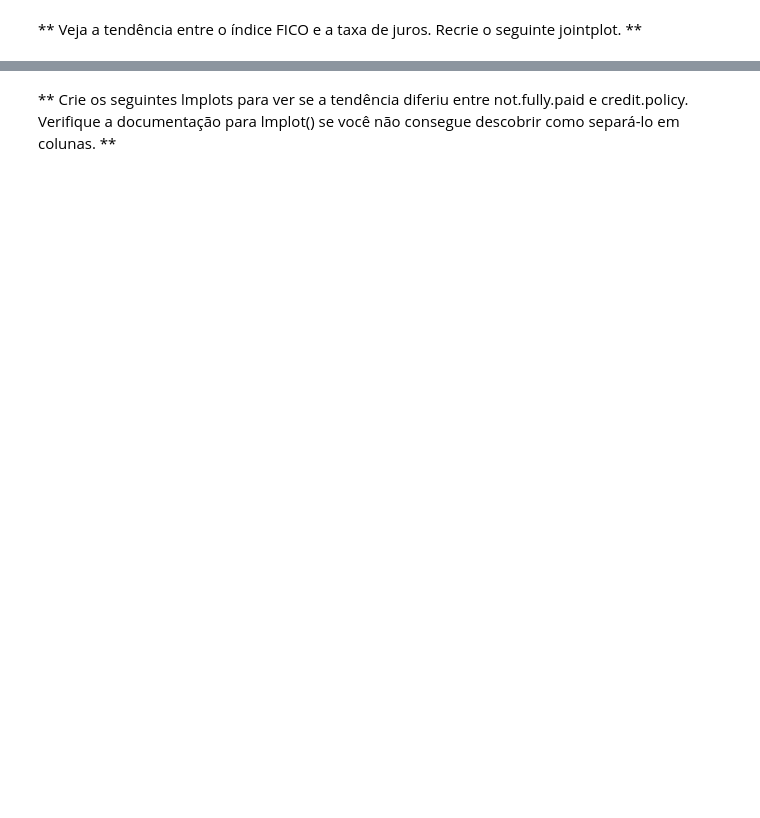
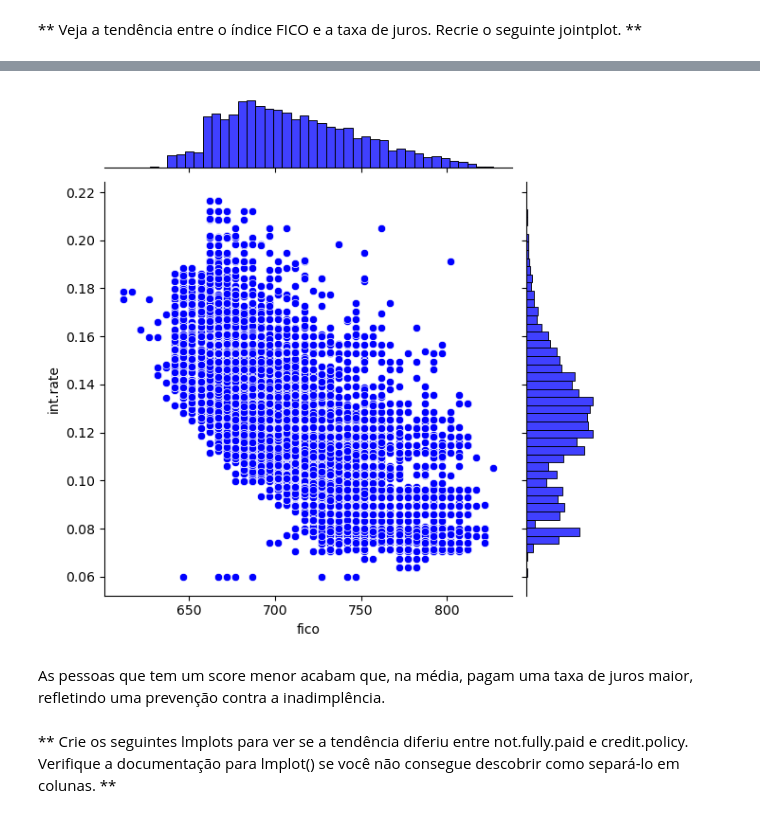
Before and after one commit to brunomartinsmv/MachineLearning, a Jupyter notebook: atividades/atividade_5/Projeto árvores de decisão e florestas aleatórias.ipynb, the cells around one changed output, grey strips where cells are left out. Drawn from its saved outputs; the diff is of its cells as text; code cells hidden in the pictures; blank space fills up the shorter version.

```diff
--- a/atividades/atividade_5/Projeto árvores de decisão e florestas aleatórias.ipynb
+++ b/atividades/atividade_5/Projeto árvores de decisão e florestas aleatórias.ipynb
@@ -178,2 +199,8 @@ Porcentagem de clientes com Credit Policy = 0: 19.50%
+# %%
+jointplot = sns.jointplot(x='fico', y='int.rate', data=loans, color='blue')
+# %% [output]
+[figure, added]
+# %% [markdown]
+As pessoas que tem um score menor acabam que, na média, pagam uma taxa de juros maior, refletindo uma prevenção contra a inadimplência.
 # %% [markdown]
 ** Crie os seguintes lmplots para ver se a tendência diferiu entre not.fully.paid e credit.policy. Verifique a documentação para lmplot() se você não consegue descobrir como separá-lo em colunas. **
```
Also changed, not shown: parts of 35 cells of this notebook, 2 other files.
